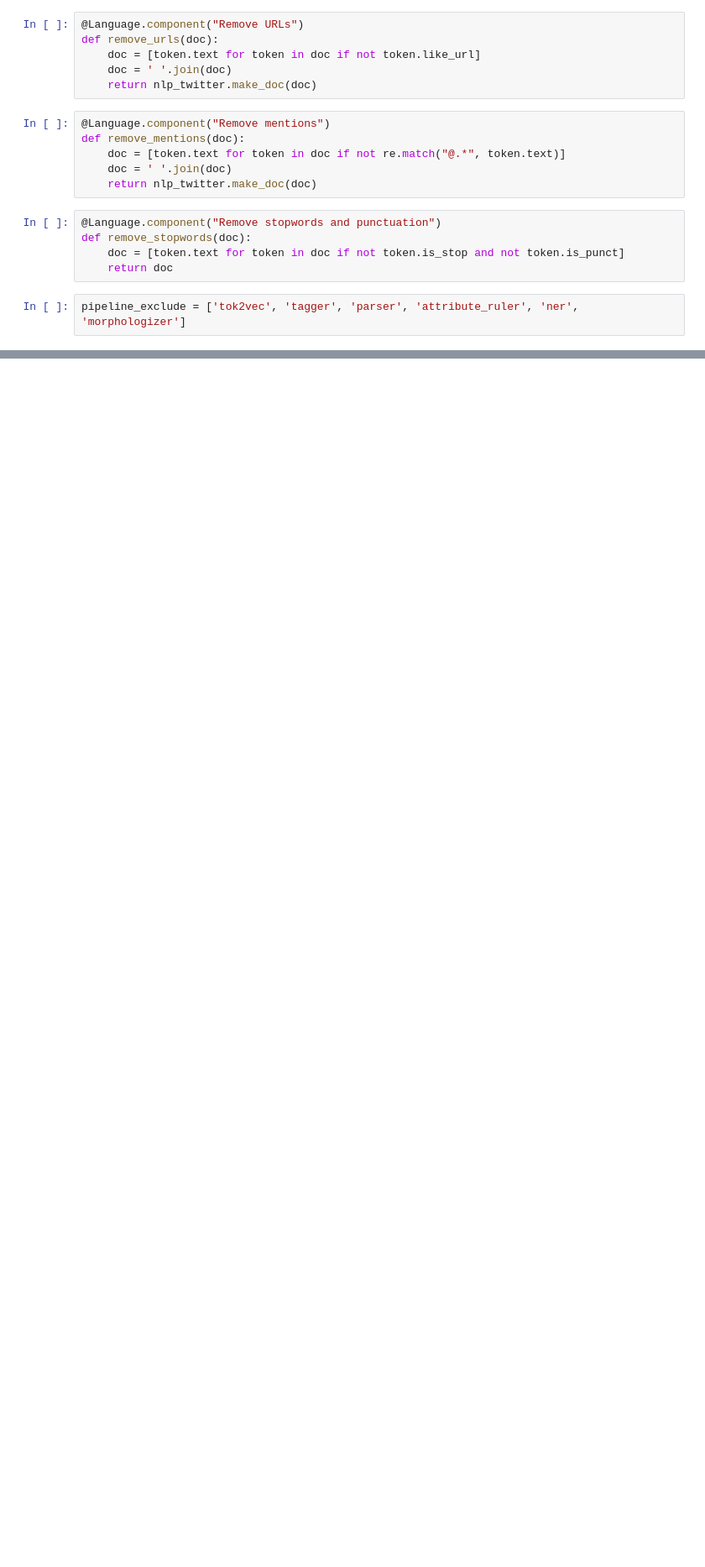
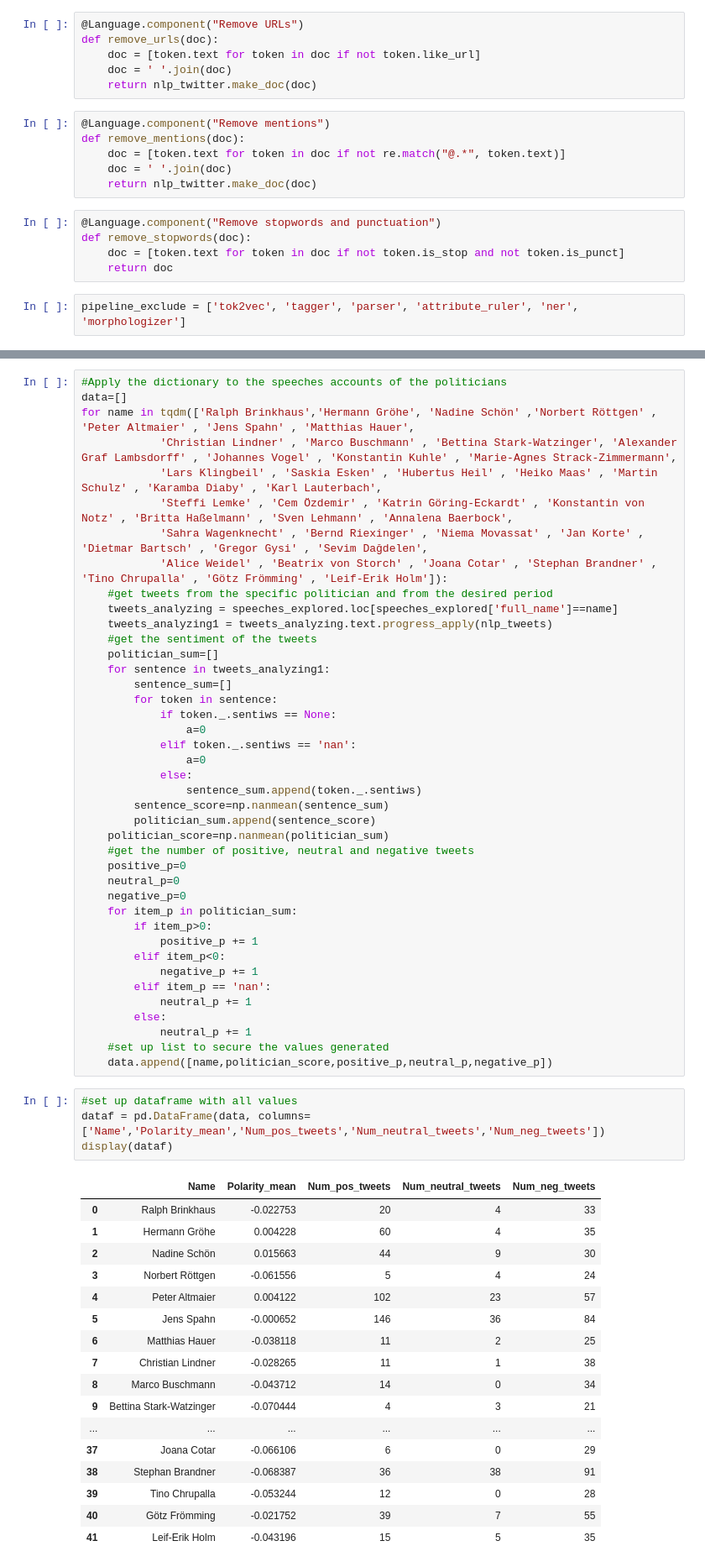
Before and after one commit to JakobLangenbahn/amca, a Jupyter notebook: notebooks/8.0-sk-sentiws-analysis.ipynb, the cells around one changed output, grey strips where cells are left out. Shown at 84% size. Cells and saved outputs as stored; diff of their text form; blank space fills up the shorter version.

Commit message:
Updated evrything sentiment

```diff
--- a/notebooks/8.0-sk-sentiws-analysis.ipynb
+++ b/notebooks/8.0-sk-sentiws-analysis.ipynb
@@ -124,0 +197,63 @@ Farben, None
+# %%
+#Apply the dictionary to the speeches accounts of the politicians
+data=[]
+for name in tqdm(['Ralph Brinkhaus','Hermann Gröhe', 'Nadine Schön' ,'Norbert Röttgen' , 'Peter Altmaier' , 'Jens Spahn' , 'Matthias Hauer',
+            'Christian Lindner' , 'Marco Buschmann' , 'Bettina Stark-Watzinger', 'Alexander Graf Lambsdorff' , 'Johannes Vogel' , 'Konstantin Kuhle' , 'Marie-Agnes Strack-Zimmermann',
+            'Lars Klingbeil' , 'Saskia Esken' , 'Hubertus Heil' , 'Heiko Maas' , 'Martin Schulz' , 'Karamba Diaby' , 'Karl Lauterbach',
+            'Steffi Lemke' , 'Cem Özdemir' , 'Katrin Göring-Eckardt' , 'Konstantin von Notz' , 'Britta Haßelmann' , 'Sven Lehmann' , 'Annalena Baerbock',
+            'Sahra Wagenknecht' , 'Bernd Riexinger' , 'Niema Movassat' , 'Jan Korte' , 'Dietmar Bartsch' , 'Gregor Gysi' , 'Sevim Dağdelen',
+            'Alice Weidel' , 'Beatrix von Storch' , 'Joana Cotar' , 'Stephan Brandner' , 'Tino Chrupalla' , 'Götz Frömming' , 'Leif-Erik Holm']):
+    #get tweets from the specific politician and from the desired period
+    tweets_analyzing = speeches_explored.loc[speeches_explored['full_name']==name]
+    tweets_analyzing1 = tweets_analyzing.text.progress_apply(nlp_tweets)
+    #get the sentiment of the tweets
+    politician_sum=[]
+    for sentence in tweets_analyzing1:
+        sentence_sum=[]
+        for token in sentence:
+            if token._.sentiws == None:
+                a=0
+            elif token._.sentiws == 'nan':
+                a=0
+            else:
+                sentence_sum.append(token._.sentiws)
+        sentence_score=np.nanmean(sentence_sum)
+        politician_sum.append(sentence_score)
+    politician_score=np.nanmean(politician_sum)
+    #get the number of positive, neutral and negative tweets
+    positive_p=0
+    neutral_p=0
+    negative_p=0
+    for item_p in politician_sum:
+        if item_p>0:
+            positive_p += 1
+        elif item_p<0:
+            negative_p += 1
+        elif item_p == 'nan':
+            neutral_p += 1
+        else:
+            neutral_p += 1
+    #set up list to secure the values generated
+    data.append([name,politician_score,positive_p,neutral_p,negative_p])
+# %%
+#set up dataframe with all values
+dataf = pd.DataFrame(data, columns=['Name','Polarity_mean','Num_pos_tweets','Num_neutral_tweets','Num_neg_tweets'])
+display(dataf)
+# %% [output]
+|  | Name | Polarity_mean | Num_pos_tweets | Num_neutral_tweets | Num_neg_tweets |
+| 0 | Ralph Brinkhaus | -0.022753 | 20 | 4 | 33 |
+| 1 | Hermann Gröhe | 0.004228 | 60 | 4 | 35 |
+| 2 | Nadine Schön | 0.015663 | 44 | 9 | 30 |
+| 3 | Norbert Röttgen | -0.061556 | 5 | 4 | 24 |
+| 4 | Peter Altmaier | 0.004122 | 102 | 23 | 57 |
+| 5 | Jens Spahn | -0.000652 | 146 | 36 | 84 |
+| 6 | Matthias Hauer | -0.038118 | 11 | 2 | 25 |
+| 7 | Christian Lindner | -0.028265 | 11 | 1 | 38 |
+| 8 | Marco Buschmann | -0.043712 | 14 | 0 | 34 |
+| 9 | Bettina Stark-Watzinger | -0.070444 | 4 | 3 | 21 |
+| ... | ... | ... | ... | ... | ... |
+| 37 | Joana Cotar | -0.066106 | 6 | 0 | 29 |
+| 38 | Stephan Brandner | -0.068387 | 36 | 38 | 91 |
+| 39 | Tino Chrupalla | -0.053244 | 12 | 0 | 28 |
+| 40 | Götz Frömming | -0.021752 | 39 | 7 | 55 |
+| 41 | Leif-Erik Holm | -0.043196 | 15 | 5 | 35 |
```
Also changed, not shown: parts of 7 cells of this notebook, 3 other files.
